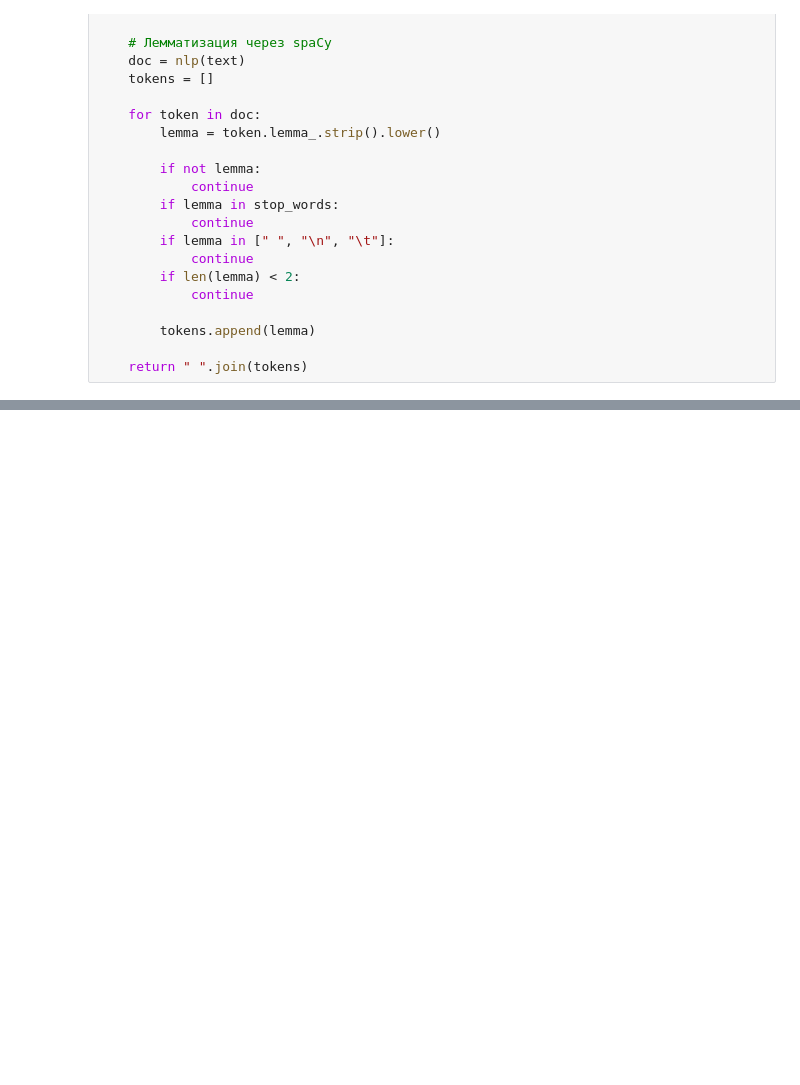
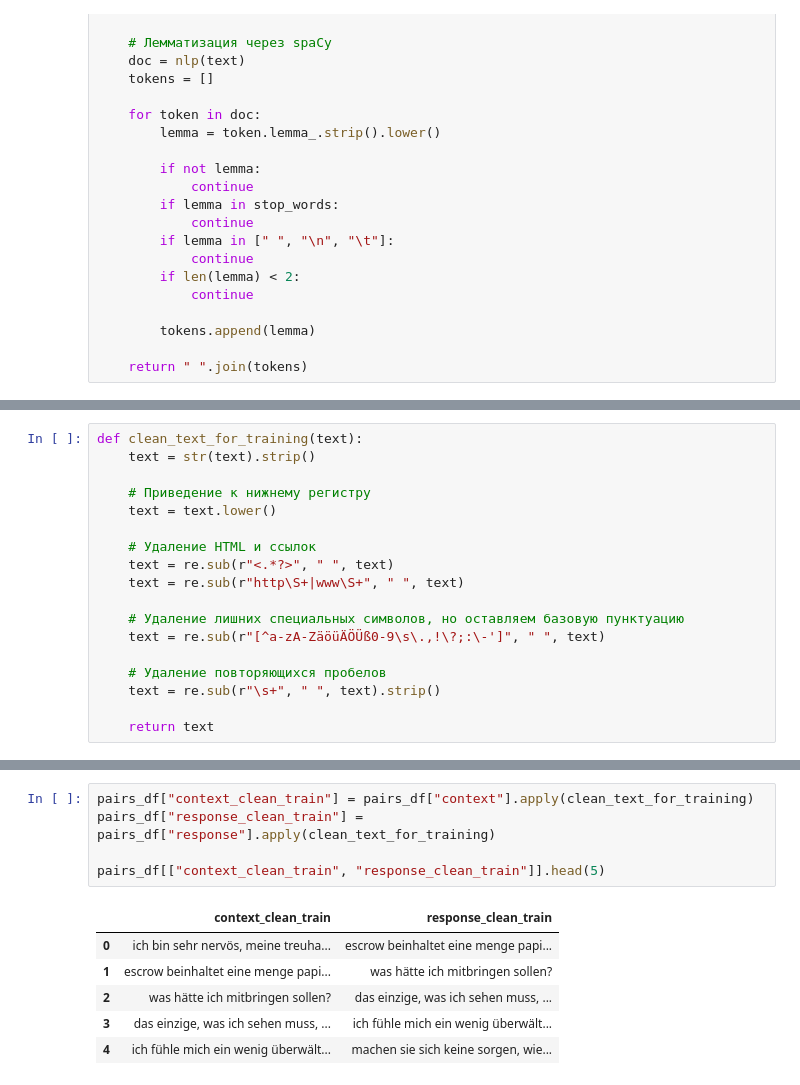
Before and after one commit to tarasovEgor/DeepLearningKurs, a Jupyter notebook: src/lab_2/llm_transformer_lab_2.ipynb, the cells around one changed output, grey strips where cells are left out. Saved outputs shown, nothing was run; the diff lists cells and outputs as text; blank space fills up the shorter version.

```diff
--- a/src/lab_2/llm_transformer_lab_2.ipynb
+++ b/src/lab_2/llm_transformer_lab_2.ipynb
@@ -420,0 +431,18 @@ def clean_text_full(text, stop_words=german_stopwords):
+# %%
+def clean_text_for_training(text):
+    text = str(text).strip()
+
+    # Приведение к нижнему регистру
+    text = text.lower()
+
+    # Удаление HTML и ссылок
+    text = re.sub(r"<.*?>", " ", text)
+    text = re.sub(r"http\S+|www\S+", " ", text)
+
+    # Удаление лишних специальных символов, но оставляем базовую пунктуацию
+    text = re.sub(r"[^a-zA-ZäöüÄÖÜß0-9\s\.,!\?;:\-']", " ", text)
+
+    # Удаление повторяющихся пробелов
+    text = re.sub(r"\s+", " ", text).strip()
+
+    return text
@@ -422,0 +465,12 @@ def clean_text_full(text, stop_words=german_stopwords):
+# %%
+pairs_df["context_clean_train"] = pairs_df["context"].apply(clean_text_for_training)
+pairs_df["response_clean_train"] = pairs_df["response"].apply(clean_text_for_training)
+
+pairs_df[["context_clean_train", "response_clean_train"]].head(5)
+# %% [output]
+|  | context_clean_train | response_clean_train |
+| 0 | ich bin sehr nervös, meine treuha... | escrow beinhaltet eine menge papi... |
+| 1 | escrow beinhaltet eine menge papi... | was hätte ich mitbringen sollen? |
+| 2 | was hätte ich mitbringen sollen? | das einzige, was ich sehen muss, ... |
+| 3 | das einzige, was ich sehen muss, ... | ich fühle mich ein wenig überwält... |
+| 4 | ich fühle mich ein wenig überwält... | machen sie sich keine sorgen, wie... |
```
Also changed, not shown: parts of 4 cells of this notebook.
